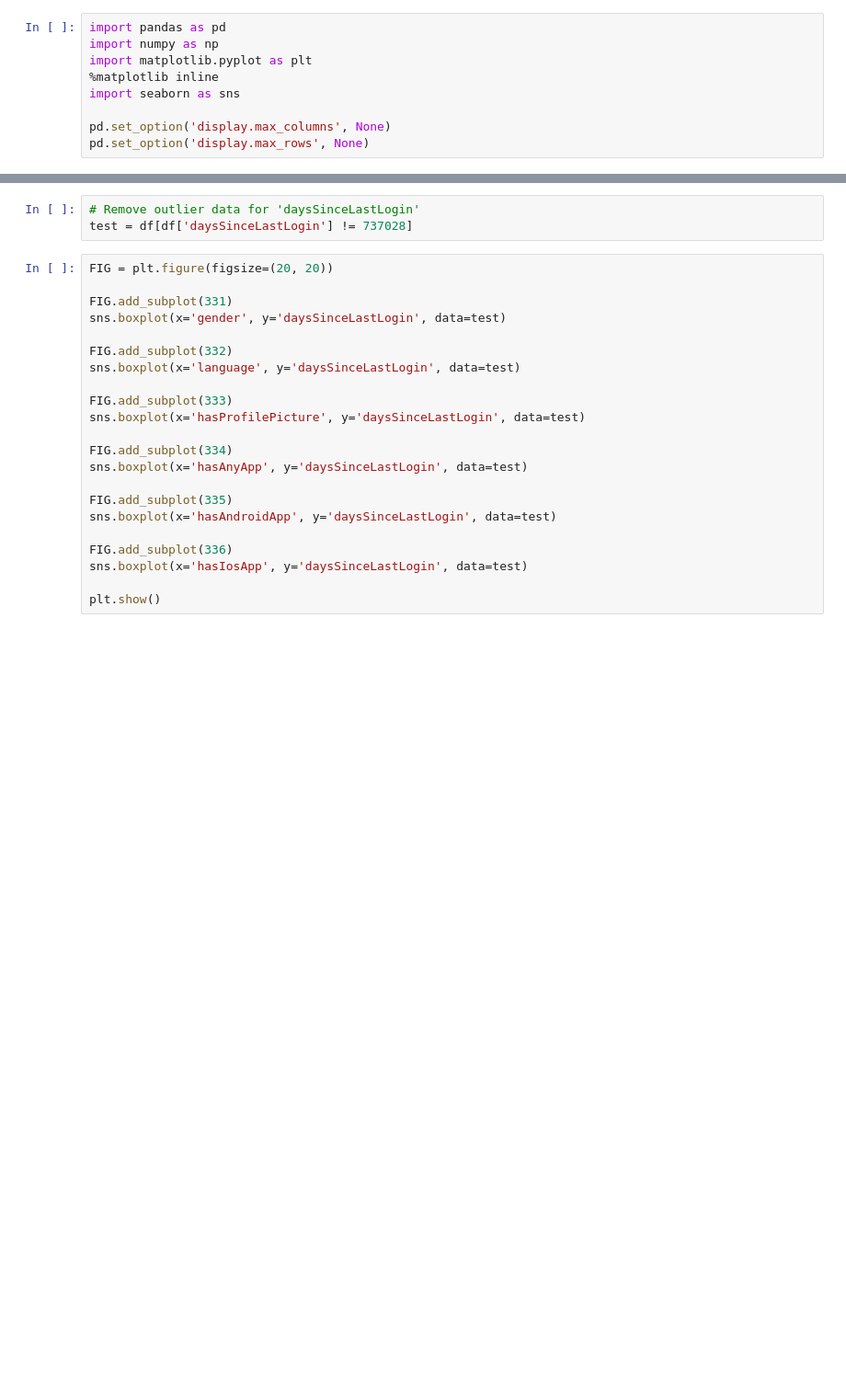
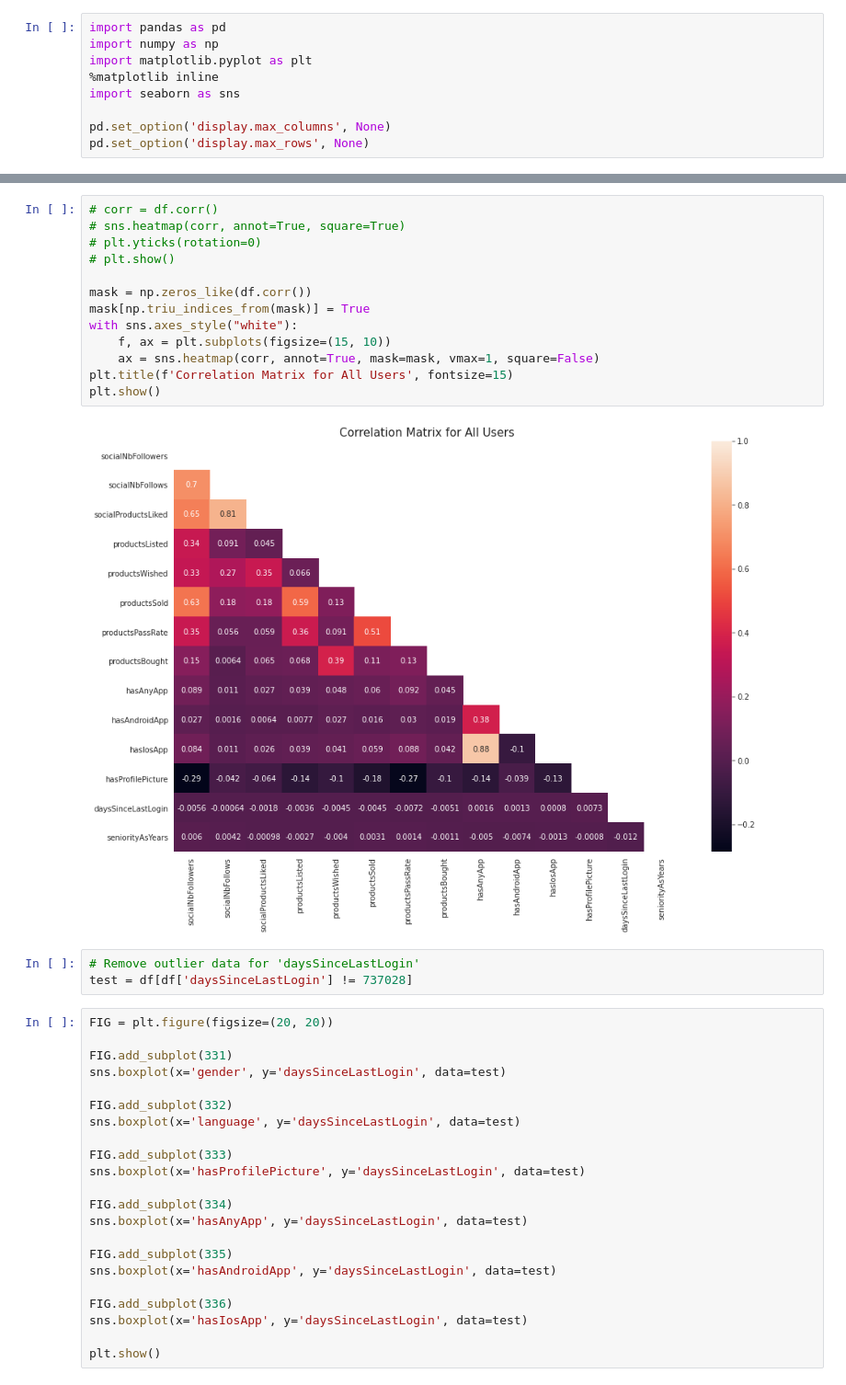
Before and after one commit to mattlim96/getharley-challenge, a Jupyter notebook: solution.ipynb, the cells around one changed output, grey strips where cells are left out. Shown at 92% size. Cells and saved outputs as stored; diff of their text form; blank space fills up the shorter version.

```diff
--- a/solution.ipynb
+++ b/solution.ipynb
@@ -142,3 +162,18 @@ Name: daysSinceLastLogin, dtype: int64
+# %%
+# corr = df.corr()
+# sns.heatmap(corr, annot=True, square=True)
+# plt.yticks(rotation=0)
+# plt.show()
+
+mask = np.zeros_like(df.corr())
+mask[np.triu_indices_from(mask)] = True
+with sns.axes_style("white"):
+    f, ax = plt.subplots(figsize=(15, 10))
+    ax = sns.heatmap(corr, annot=True, mask=mask, vmax=1, square=False)
+plt.title(f'Correlation Matrix for All Users', fontsize=15)
+plt.show()
+# %% [output]
+[figure, added]
 # %%
 # Remove outlier data for 'daysSinceLastLogin'
 test = df[df['daysSinceLastLogin'] != 737028]
```
Also changed, not shown: parts of 17 cells of this notebook.
